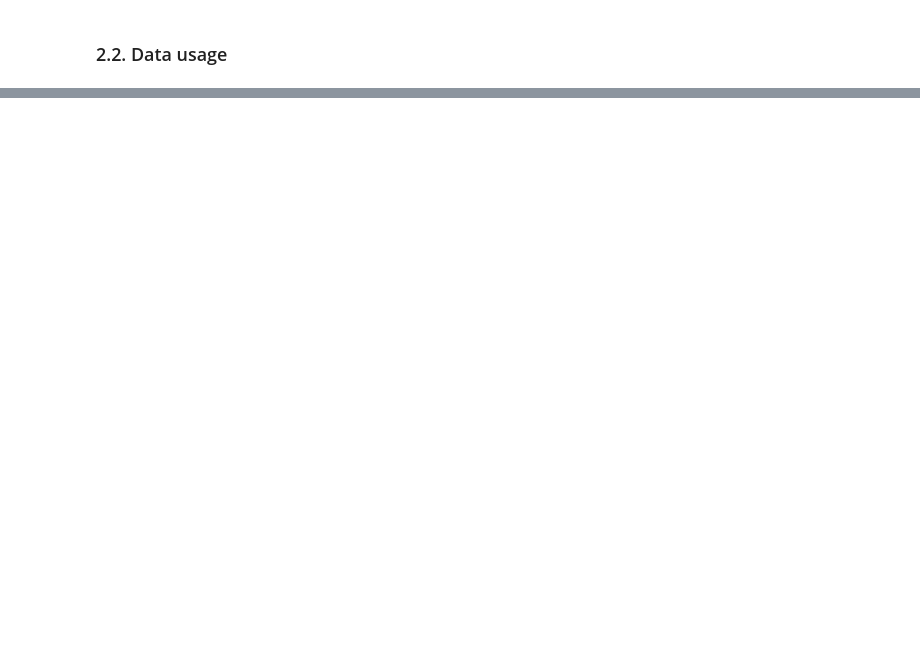
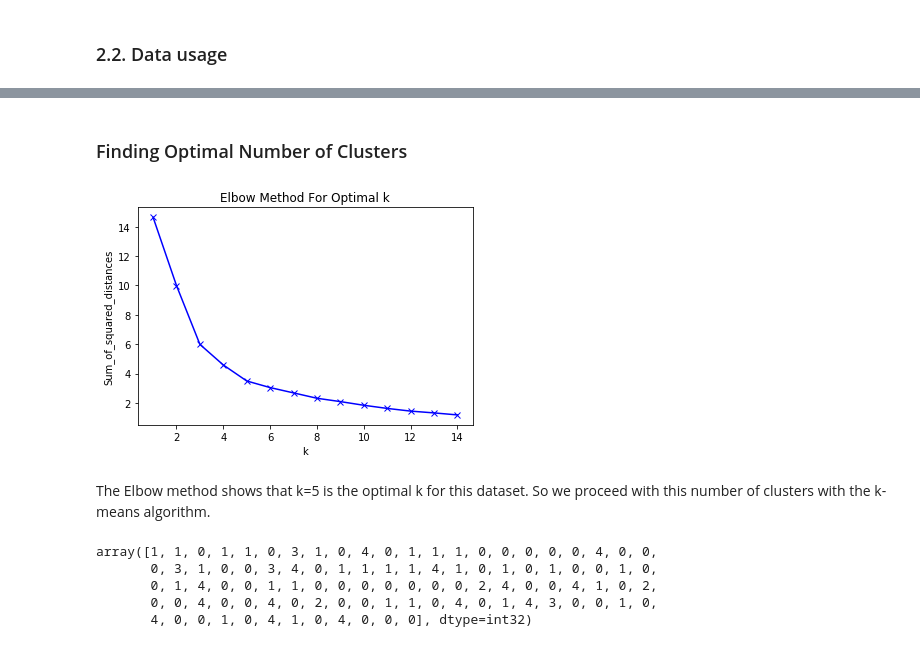
Before and after one commit to mateocangrejo/Coursera_Capstone, a Jupyter notebook: The battle of Neighborehoods.ipynb, the cells around one changed output, grey strips where cells are left out. Drawn from its saved outputs; the diff is of its cells as text; code cells hidden in the pictures; blank space fills up the shorter version.

```diff
--- a/The battle of Neighborehoods.ipynb
+++ b/The battle of Neighborehoods.ipynb
@@ -45,0 +425,2 @@ We propose that is a benefit to the new restaurant to have higher values in popu
+# %%
+toronto_cluster = toronto_cluster.astype({'Population': 'int32', 'Income' : 'int32'})
@@ -45,0 +448,5 @@ We propose that is a benefit to the new restaurant to have higher values in popu
+# %%
+from sklearn import preprocessing
+
+x = toronto_cluster.values
+x[0:10]
@@ -45,0 +464,4 @@ We propose that is a benefit to the new restaurant to have higher values in popu
+# %%
+min_max_scaler = preprocessing.MinMaxScaler()
+x_scaled = min_max_scaler.fit_transform(x)
+toronto_scaled = pd.DataFrame(x_scaled)
@@ -45,0 +477,33 @@ We propose that is a benefit to the new restaurant to have higher values in popu
+# %% [markdown]
+### Finding Optimal Number of Clusters
+# %%
+Sum_of_squared_distances = []
+K = range(1,15)
+for k in K:
+    km = KMeans(n_clusters=k, random_state=0).fit(toronto_scaled)
+    Sum_of_squared_distances.append(km.inertia_)
+# %%
+plt.plot(K, Sum_of_squared_distances, 'bx-')
+plt.xlabel('k')
+plt.ylabel('Sum_of_squared_distances')
+plt.title('Elbow Method For Optimal k')
+plt.show()
+# %% [output]
+[figure, added]
+# %% [markdown]
+The Elbow method shows that k=5 is the optimal k for this dataset. So we proceed with this number of clusters with the k-means algorithm.
+# %%
+# set number of clusters
+kclusters = 5
+
+# run k-means clustering
+kmeans = KMeans(n_clusters=kclusters, random_state=0).fit(toronto_scaled)
+
+# check cluster labels generated for each row in the dataframe
+kmeans.labels_[0:100]
+# %% [output]
+array([1, 1, 0, 1, 1, 0, 3, 1, 0, 4, 0, 1, 1, 1, 0, 0, 0, 0, 0, 4, 0, 0,
+       0, 3, 1, 0, 0, 3, 4, 0, 1, 1, 1, 1, 4, 1, 0, 1, 0, 1, 0, 0, 1, 0,
+       0, 1, 4, 0, 0, 1, 1, 0, 0, 0, 0, 0, 0, 0, 2, 4, 0, 0, 4, 1, 0, 2,
+       0, 0, 4, 0, 0, 4, 0, 2, 0, 0, 1, 1, 0, 4, 0, 1, 4, 3, 0, 0, 1, 0,
+       4, 0, 0, 1, 0, 4, 1, 0, 4, 0, 0, 0], dtype=int32)
```
Also changed, not shown: parts of 96 cells of this notebook.
